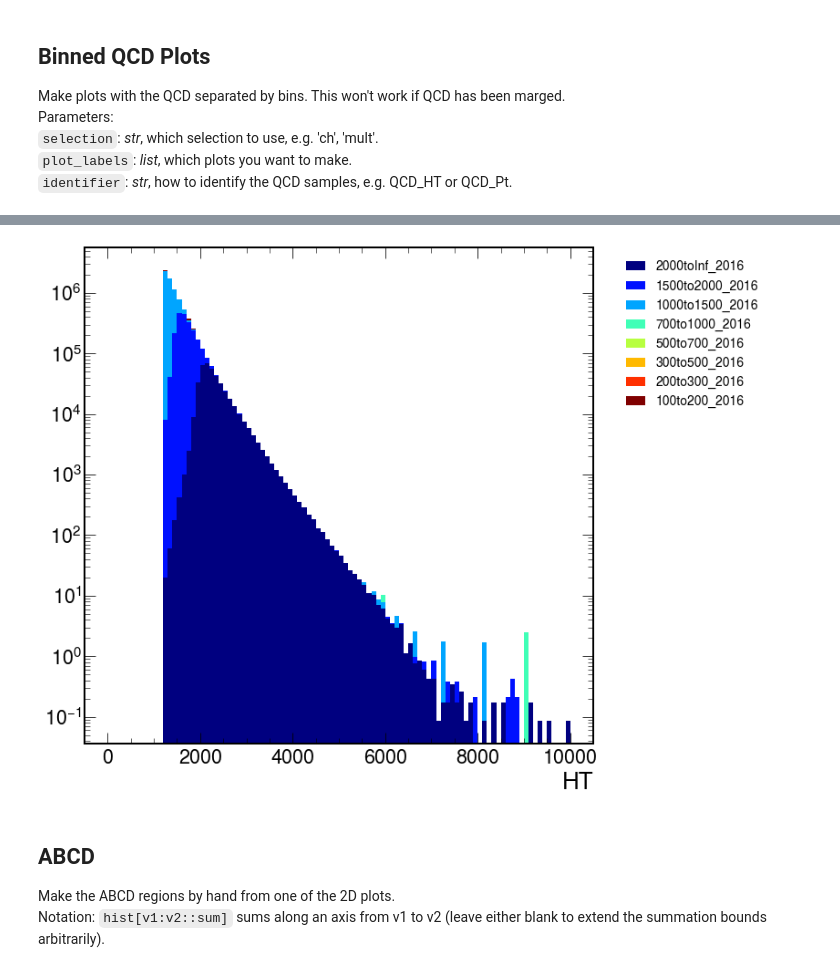
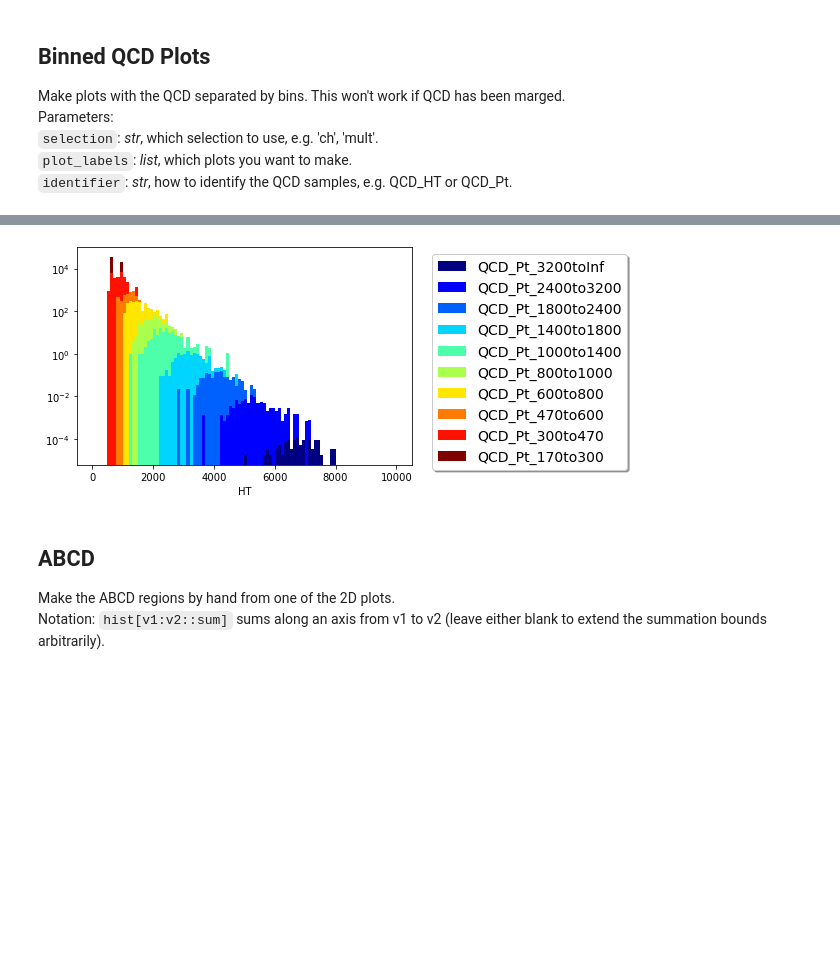
Before and after one commit to SUEPPhysics/SUEPCoffea_dask, a Jupyter notebook: plotting/plot.ipynb, the cells around one changed output, grey strips where cells are left out. Drawn from its saved outputs; the diff is of its cells as text; code cells hidden in the pictures; blank space fills up the shorter version.

```diff
--- a/plotting/plot.ipynb
+++ b/plotting/plot.ipynb
@@ -117,9 +127,8 @@ Parameters:<br>
 `draw_lines`: _bool_, whether to draw lines in following arguments.<br>
 `lines_<dimension>`: _list of floats_, draws lines at given values.
 # %%
-plot_label = "2D_SUEP_S1_SUEP_nconst_CL"
-#samples = ["QCD_HT"]
-samples = ["SUEP_m400_darkPhoHad_IronMan.pkl_2018"]
+plot_label = "2D_SUEP_S1_vs_SUEP_nconst_Cluster"
+samples = ["QCD_Pt_2018"]
 draw_lines = True
 lines_x = [0.35, 0.4, 0.5]
 lines_y = [10, 40, 80]
@@ -188,15 +197,15 @@ KeyError: 'QCD_HT'
 plot_label = "SUEP_nconst"
 
 # QCD hist for ABCD region
-h1 = plots["QCD_HT"][plot_label + "_Cluster"][::2j]
-h2 = plots["QCD_HT"][plot_label.replace("SUEP", "ISR") + "_ClusterInverted"][::2j]
+h1 = plots["QCD_Pt_2018"][plot_label + "_Cluster"][::2j]
+h2 = plots["QCD_Pt_2018"][plot_label + "_ISRRemoval"][::2j]
 
 h1 /= h1.sum().value
 h2 /= h2.sum().value
 
 fig = plt.figure(figsize=(10, 8))
-hep.histplot(h1, yerr=False, label="SUEP")
-hep.histplot(h2, yerr=False, label="ISR")
+hep.histplot(h1, yerr=False, label="Cluster")
+hep.histplot(h2, yerr=False, label="ISR Removal")
 
 fig.axes[0].set_yscale("log")
 # fig.axes[0].set_xlabel("pT")
@@ -304,10 +313,10 @@ Make all plots in the pkl and save them automatically.<br>
 ### All 1D and 2D Plots
 # %%
 outdir = "allplots/"
-samples = ["SUEP_m400_darkPhoHad_IronMan.pkl_2018"]
+samples = ['QCD_Pt_2018']
 density = True
 
-plot_labels = [k for k in list(plots["SUEP_m400_darkPhoHad_IronMan.pkl_2018"].keys())]
+plot_labels = [k for k in list(plots['QCD_Pt_2018'].keys())]
 if not os.path.isdir(output_label + outdir):
     os.system("mkdir " + str(output_label + outdir))
 
@@ -484,15 +493,32 @@ Parameters:<br>
 # %%
 plot_labels = ["ht_Cluster"]
 # samples = ['1500to2000', '500to700', '100to200', '200to300', '300to500', '2000toInf', '1000to1500']
+#samples = [
+#    "500to700_2016",
+#    "300to500_2016",
+#    "100to200_2016",
+#    "700to1000_2016",
+#    "1000to1500_2016",
+#    "200to300_2016",
+#    "2000toInf_2016",
+#    "1500to2000_2016",
+#]
 samples = [
-    "500to700_2016",
-    "300to500_2016",
-    "100to200_2016",
-    "700to1000_2016",
-    "1000to1500_2016",
-    "200to300_2016",
-    "2000toInf_2016",
-    "1500to2000_2016",
+    'QCD_Pt_80to120+RunIISummer20UL18_IronMan_2018',
+    'QCD_Pt_800to1000+RunIISummer20UL18_IronMan_2018',
+    'QCD_Pt_600to800+RunIISummer20UL18_IronMan_2018',
+    'QCD_Pt_50to80+RunIISummer20UL18_IronMan_2018',
+    'QCD_Pt_470to600+RunIISummer20UL18_IronMan_2018',
+    'QCD_Pt_3200toInf+RunIISummer20UL18_IronMan_2018',
+    'QCD_Pt_30to50+RunIISummer20UL18_IronMan_2018',
+    'QCD_Pt_300to470+RunIISummer20UL18_IronMan_2018',
+    'QCD_Pt_2400to3200+RunIISummer20UL18_IronMan_2018',
+    'QCD_Pt_1800to2400+RunIISummer20UL18_IronMan_2018',
+    'QCD_Pt_170to300+RunIISummer20UL18_IronMan_2018',
+    'QCD_Pt_15to30+RunIISummer20UL18_IronMan_2018',
+    'QCD_Pt_1400to1800+RunIISummer20UL18_IronMan_2018',
+    'QCD_Pt_120to170+RunIISummer20UL18_IronMan_2018',
+    'QCD_Pt_1000to1400+RunIISummer20UL18_IronMan_2018'
 ]
 
 for plot_label in plot_labels:
@@ -501,13 +527,15 @@ for plot_label in plot_labels:
     hlist, labels = [], []
     for sample in samples:
         print(sample)
+        if len(plots[sample]) == 0:
+            continue
+        labels.append(sample[:-31])
         hlist.append(plots[sample][plot_label])
-        labels.append(sample)
 
     # not sure why, but they NEED to be color coded appropriately
     vals = []
     for key in labels:
-        key = key.split("_")[0]
+        key = key.split("_")[2]
         keyslice = key.split("to")[0]
         val = int(keyslice)
         vals.append(val)
@@ -550,4 +585,4 @@ for plot_label in plot_labels:
-[figure, old version]
+[figure, new version]
 # %% [markdown]
 ## ABCD
 Make the ABCD regions by hand from one of the 2D plots.<br>
```
Also changed, not shown: parts of 12 cells of this notebook, 19 other files.
